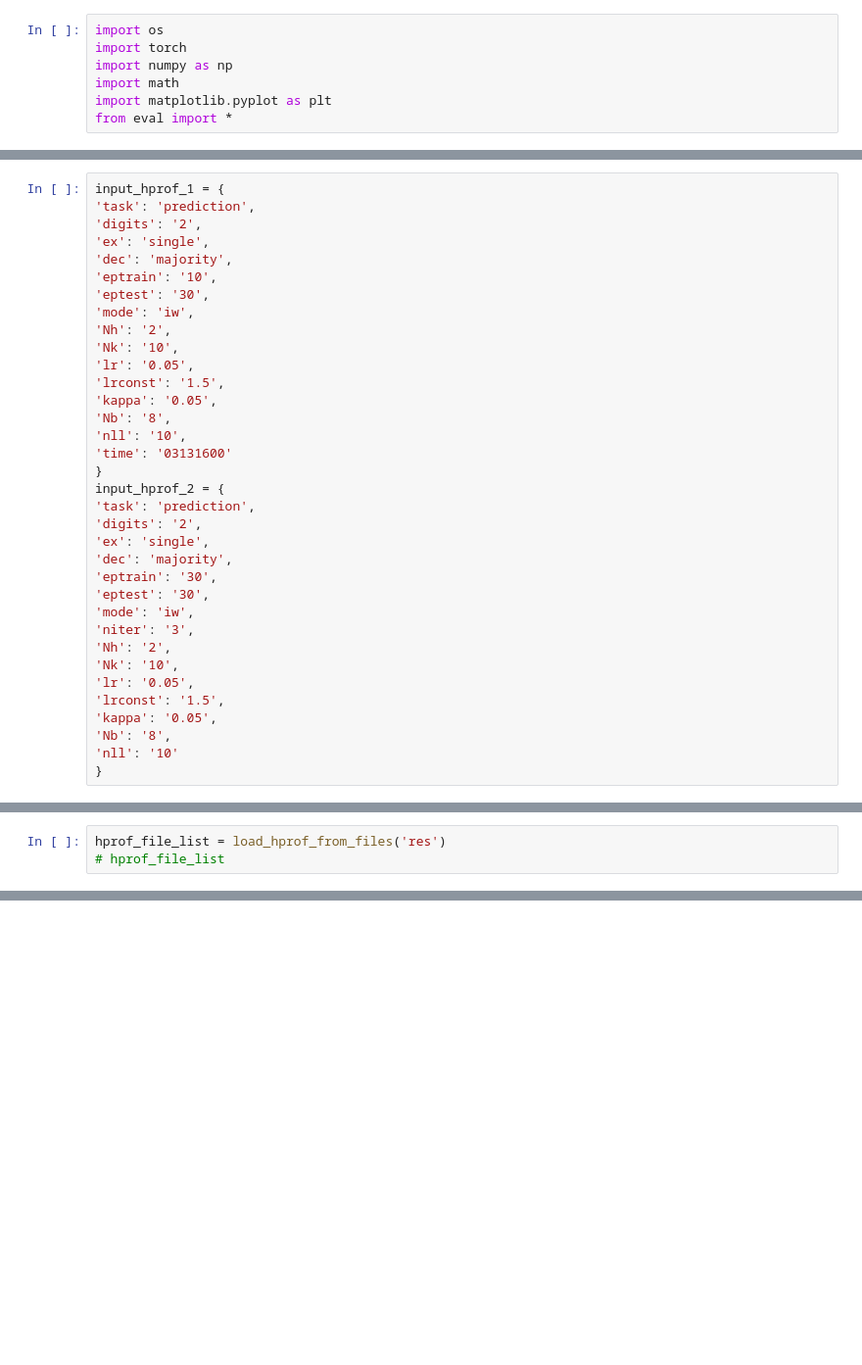
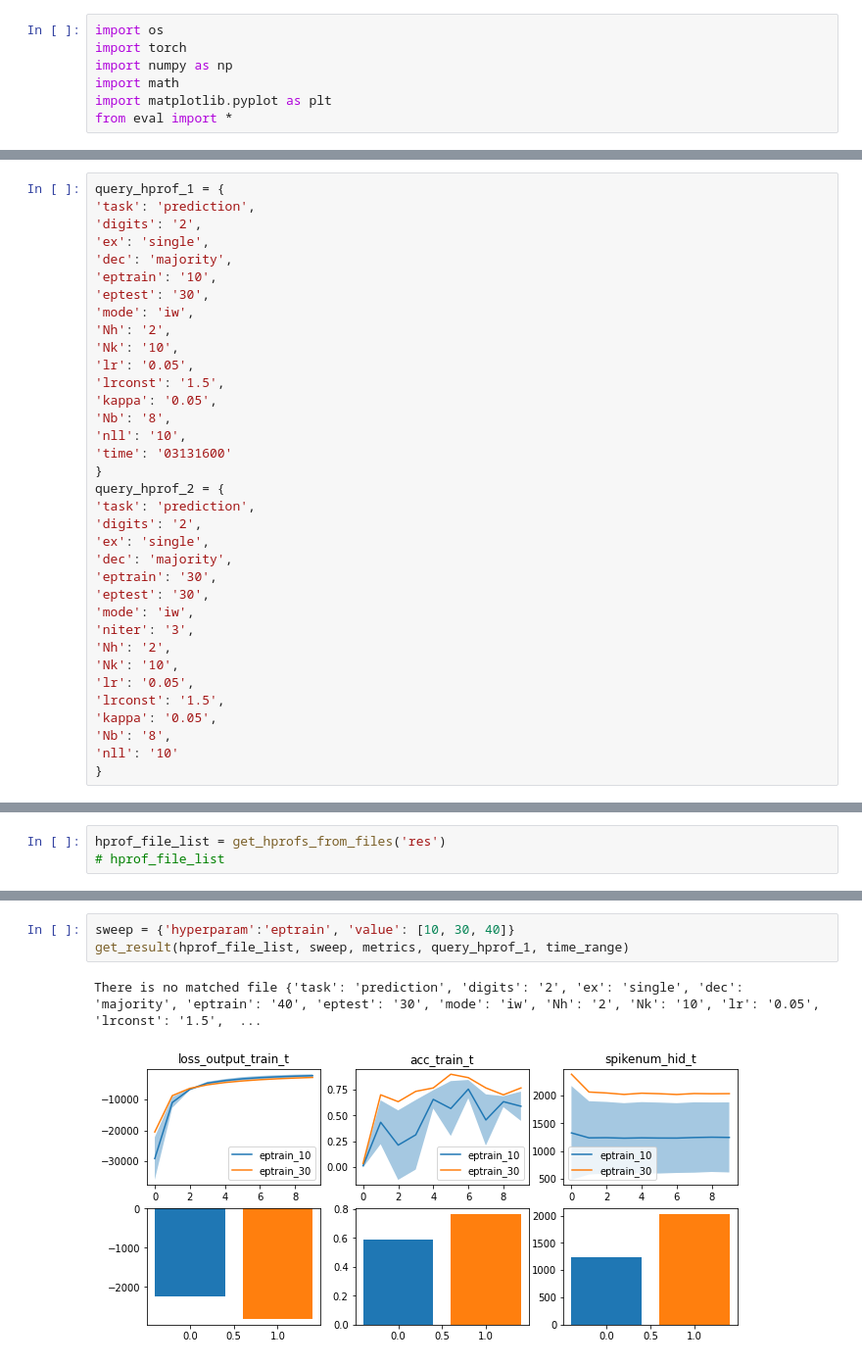
Before and after one commit to aipasta/plot_snn, a Jupyter notebook: test.ipynb, the cells around one changed output, grey strips where cells are left out. Shown at 98% size. Drawn from its saved outputs; the diff is of its cells as text; blank space fills up the shorter version.

```diff
--- a/test.ipynb
+++ b/test.ipynb
@@ -20,5 +25,5 @@ control variable: mode (mb, iw, iwb, gem), niter, Nh, Nk, Nb, nll (integer), lr,
 # %%
-input_hprof_1 = {
+query_hprof_1 = {
 'task': 'prediction',
 'digits': '2',
 'ex': 'single',
@@ -35,7 +40,7 @@ input_hprof_1 = {
 'nll': '10',
 'time': '03131600'
 }
-input_hprof_2 = {
+query_hprof_2 = {
 'task': 'prediction',
 'digits': '2',
 'ex': 'single',
@@ -55,3 +62,3 @@ input_hprof_2 = {
 # %%
-hprof_file_list = load_hprof_from_files('res')
+hprof_file_list = get_hprofs_from_files('res')
 # hprof_file_list
@@ -129,0 +106,6 @@ plot_one_feature([r_1, r_2], metrics)
+# %%
+sweep = {'hyperparam':'eptrain', 'value': [10, 30, 40]}
+get_result(hprof_file_list, sweep, metrics, query_hprof_1, time_range)
+# %% [output]
+There is no matched file {'task': 'prediction', 'digits': '2', 'ex': 'single', 'dec': 'majority', 'eptrain': '40', 'eptest': '30', 'mode': 'iw', 'Nh': '2', 'Nk': '10', 'lr': '0.05', 'lrconst': '1.5',  ...
+[figure, added]
```
Also changed, not shown: parts of 9 cells of this notebook, 9 other files.
